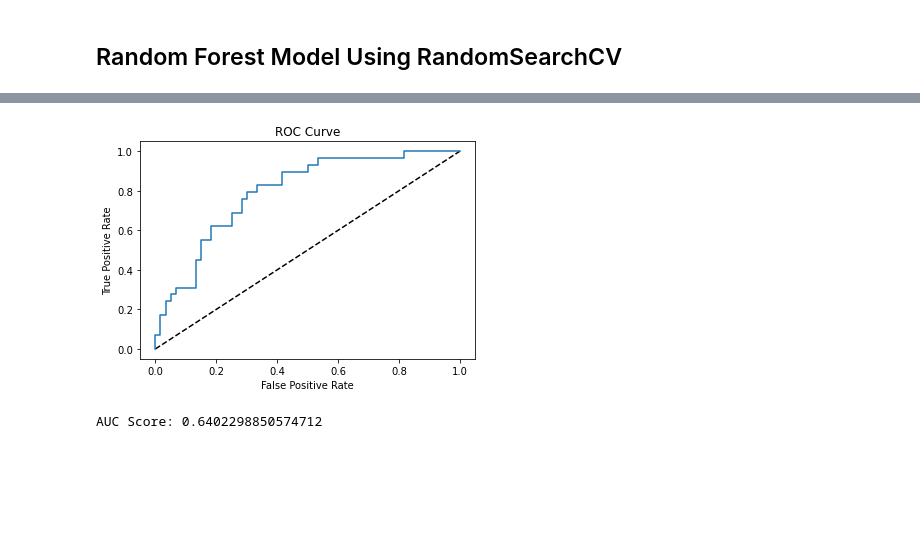
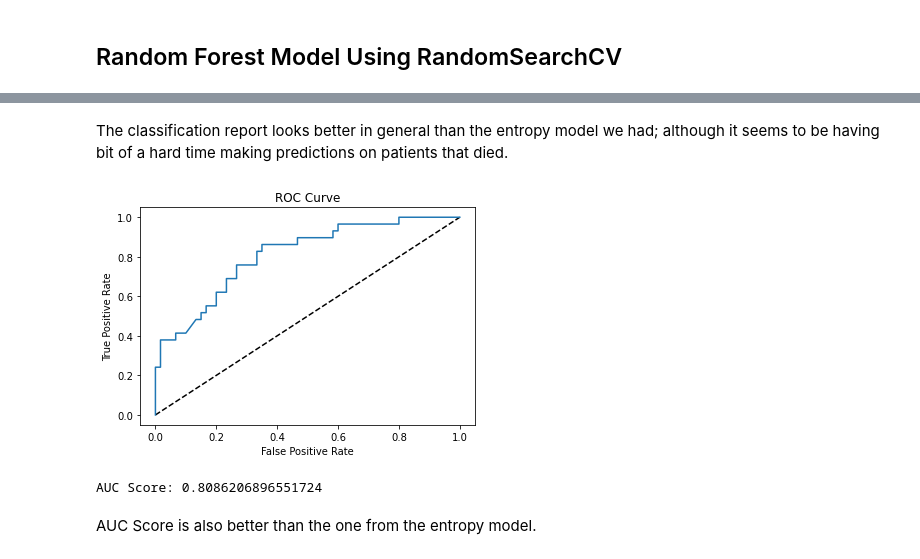
Before and after one commit to jk951103/kek, a Jupyter notebook: capstone2-Modeling.ipynb, the cells around one changed output, grey strips where cells are left out. Cells and saved outputs as stored; diff of their text form; code cells hidden in the pictures; blank space fills up the shorter version.

```diff
--- a/capstone2-Modeling.ipynb
+++ b/capstone2-Modeling.ipynb
@@ -180,15 +206,15 @@ Model: Gini impurity model
 # %% [markdown]
 ## 4. Gini Impurity Model: Max Depth i
 # %%
-for i in range(1,9):
+for i in range(1,16):
     gini_model2= tree.DecisionTreeClassifier(criterion="gini", max_depth = i)
     gini_model2.fit(X_train, y_train)
-    y_pred = entr_model2.predict(X_test)
+    y_pred = gini_model2.predict(X_test)
     y_pred = pd.Series(y_pred)
     print("Model: Gini model max depth",i)
     print("    Accuracy:", metrics.accuracy_score(y_test,y_pred))
     print("    Balanced accuracy:", metrics.balanced_accuracy_score(y_test,y_pred))
-    print('    Precision score for "Yes"' , metrics.precision_score(y_test,y_pred, pos_label = 1))
-    print('    Recall score for "No"' , metrics.recall_score(y_test,y_pred, pos_label = 0))
+    print('    Precision score for "DIED"' , metrics.precision_score(y_test,y_pred, pos_label = 1))
+    print('    Recall score for "SURVIVED"' , metrics.recall_score(y_test,y_pred, pos_label = 0))
 # %% [output]
 Model: Gini model max depth 1
@@ -210,0 +237,6 @@ Model: Gini model max depth 3
+# %%
+gini_model2= tree.DecisionTreeClassifier(criterion="gini", max_depth = 4)
+gini_model2.fit(X_train, y_train)
+y_pred = gini_model2.predict(X_test)
+y_pred = pd.Series(y_pred)
+print(classification_report(y_test,y_pred))
@@ -218,6 +261,6 @@ param_grid = {
     'max_features': ['auto', 'sqrt', 'log2'],
     'max_depth' : [i for i in range(1,30)],
 }
-RandomCV_RFModel = RandomizedSearchCV(estimator=RFModel, param_distributions=param_grid, cv= 5)
+RandomCV_RFModel = RandomizedSearchCV(estimator=RFModel, param_distributions=param_grid, cv= 3) #cv=3 because data size is relatively small
 RandomCV_RFModel.fit(X_train, y_train)
 # %% [output]
@@ -245,5 +290,5 @@ RandomCV_RFModel.best_params_
 # %%
-RFModel=RandomForestClassifier(n_estimators=165,max_features='log2',max_depth=6,criterion='entropy')
+RFModel=RandomForestClassifier(n_estimators=181,max_features='sqrt',max_depth=13,criterion='entropy')
 RFModel.fit(X_train,y_train)
 y_pred = RFModel.predict(X_test)
 y_pred = pd.Series(y_pred)
@@ -251,8 +296,9 @@ print('"Model: Random Forest"')
 print("    Accuracy:", accuracy_score(y_test, y_pred))
 print('    f1-score=', f1_score(y_test, y_pred, average='weighted'))
 print("    Balanced accuracy:", metrics.balanced_accuracy_score(y_test,y_pred))
-print('    Precision score for "Yes"' , metrics.precision_score(y_test,y_pred, pos_label = 1))
-print('    Recall score for "No"' , metrics.recall_score(y_test,y_pred, pos_label = 0))
-print('    Confusion Matrix:',confusion_matrix(y_test,y_pred))
+print('    Precision score for "DIED"' , metrics.precision_score(y_test,y_pred, pos_label = 1))
+print('    Recall score for "SURVIVED"' , metrics.recall_score(y_test,y_pred, pos_label = 0))
+print('    Confusion Matrix:','\n',confusion_matrix(y_test,y_pred))
+print(classification_report(y_test,y_pred))
 # %% [output]
 "Model: Random Forest"
@@ -266,19 +321,22 @@ print('    Confusion Matrix:',confusion_matrix(y_test,y_pred))
+# %% [markdown]
+The classification report looks better in general than the entropy model we had; although it seems to be having bit of a hard time making predictions on patients that died.
 # %%
 y_pred_prob = RFModel.predict_proba(X_test)[:,1]
-fpr, tpr, thresholds = roc_curve(y_test, y_pred_prob)
 
 # Plot ROC curve
+false_positive_rate, true_positive_rate, thresholds = roc_curve(y_test, y_pred_prob)
 plt.plot([0, 1], [0, 1], 'k--')
-plt.plot(fpr, tpr)
+plt.plot(false_positive_rate, true_positive_rate)
 plt.xlabel('False Positive Rate')
 plt.ylabel('True Positive Rate')
 plt.title('ROC Curve')
 plt.show()
-false_positive_rate, true_positive_rate, thresholds = roc_curve(y_test, y_pred)
 print('AUC Score:',auc(false_positive_rate, true_positive_rate))
 # %% [output]
-[figure, old version]
+[figure, new version]
-AUC Score: 0.6402298850574712
+AUC Score: 0.8086206896551724
+# %% [markdown]
+AUC Score is also better than the one from the entropy model.
 # %%
 feature_importance = RFModel.feature_importances_
 feature_importance = 100.0 * (feature_importance / feature_importance.max())[:30]
```
Also changed, not shown: parts of 33 cells of this notebook.
